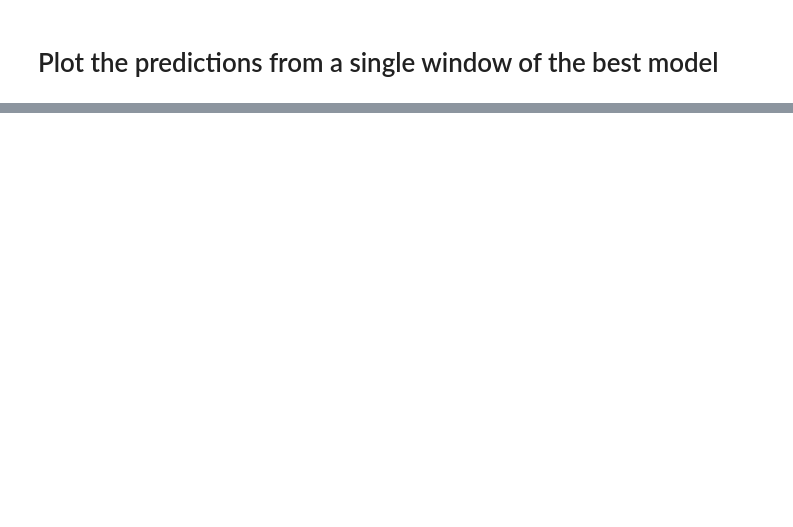
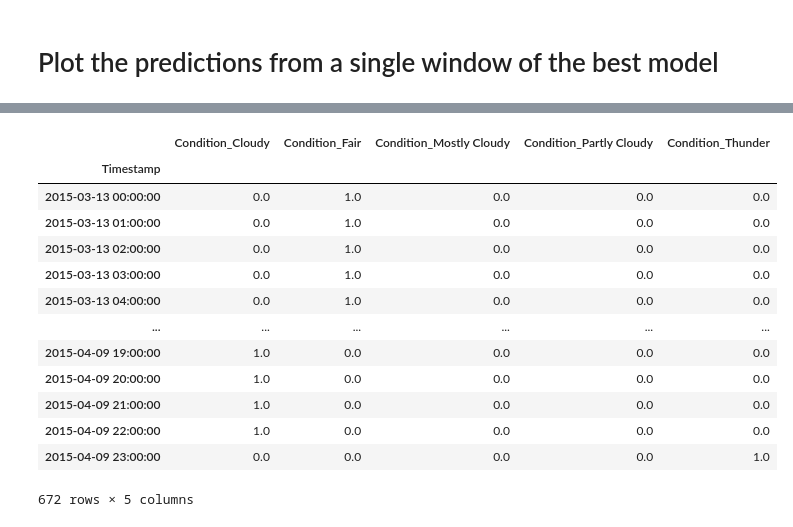
Before and after one commit to Divixity/Datavidenskab-P6, a Jupyter notebook: Development/ARIMA_producing_sliding.ipynb, the cells around one changed output, grey strips where cells are left out. Saved outputs shown, nothing was run; the diff lists cells and outputs as text; code cells hidden in the pictures; blank space fills up the shorter version.

```diff
--- a/Development/ARIMA_producing_sliding.ipynb
+++ b/Development/ARIMA_producing_sliding.ipynb
@@ -133,0 +150,17 @@ print(round(SARIMAX_RMSE, 5))
+# %%
+data[condition_columns][start_train : end_train]
+# %% [output]
+|  | Condition_Cloudy | Condition_Fair | Condition_Mostly Cloudy | Condition_Partly Cloudy | Condition_Thunder |
+| Timestamp |  |  |  |  |  |
+| 2015-03-13 00:00:00 | 0.0 | 1.0 | 0.0 | 0.0 | 0.0 |
+| 2015-03-13 01:00:00 | 0.0 | 1.0 | 0.0 | 0.0 | 0.0 |
+| 2015-03-13 02:00:00 | 0.0 | 1.0 | 0.0 | 0.0 | 0.0 |
+| 2015-03-13 03:00:00 | 0.0 | 1.0 | 0.0 | 0.0 | 0.0 |
+| 2015-03-13 04:00:00 | 0.0 | 1.0 | 0.0 | 0.0 | 0.0 |
+| ... | ... | ... | ... | ... | ... |
+| 2015-04-09 19:00:00 | 1.0 | 0.0 | 0.0 | 0.0 | 0.0 |
+| 2015-04-09 20:00:00 | 1.0 | 0.0 | 0.0 | 0.0 | 0.0 |
+| 2015-04-09 21:00:00 | 1.0 | 0.0 | 0.0 | 0.0 | 0.0 |
+| 2015-04-09 22:00:00 | 1.0 | 0.0 | 0.0 | 0.0 | 0.0 |
+| 2015-04-09 23:00:00 | 0.0 | 0.0 | 0.0 | 0.0 | 1.0 |
+672 rows × 5 columns
```
Also changed, not shown: parts of 10 cells of this notebook, 4 other files.
